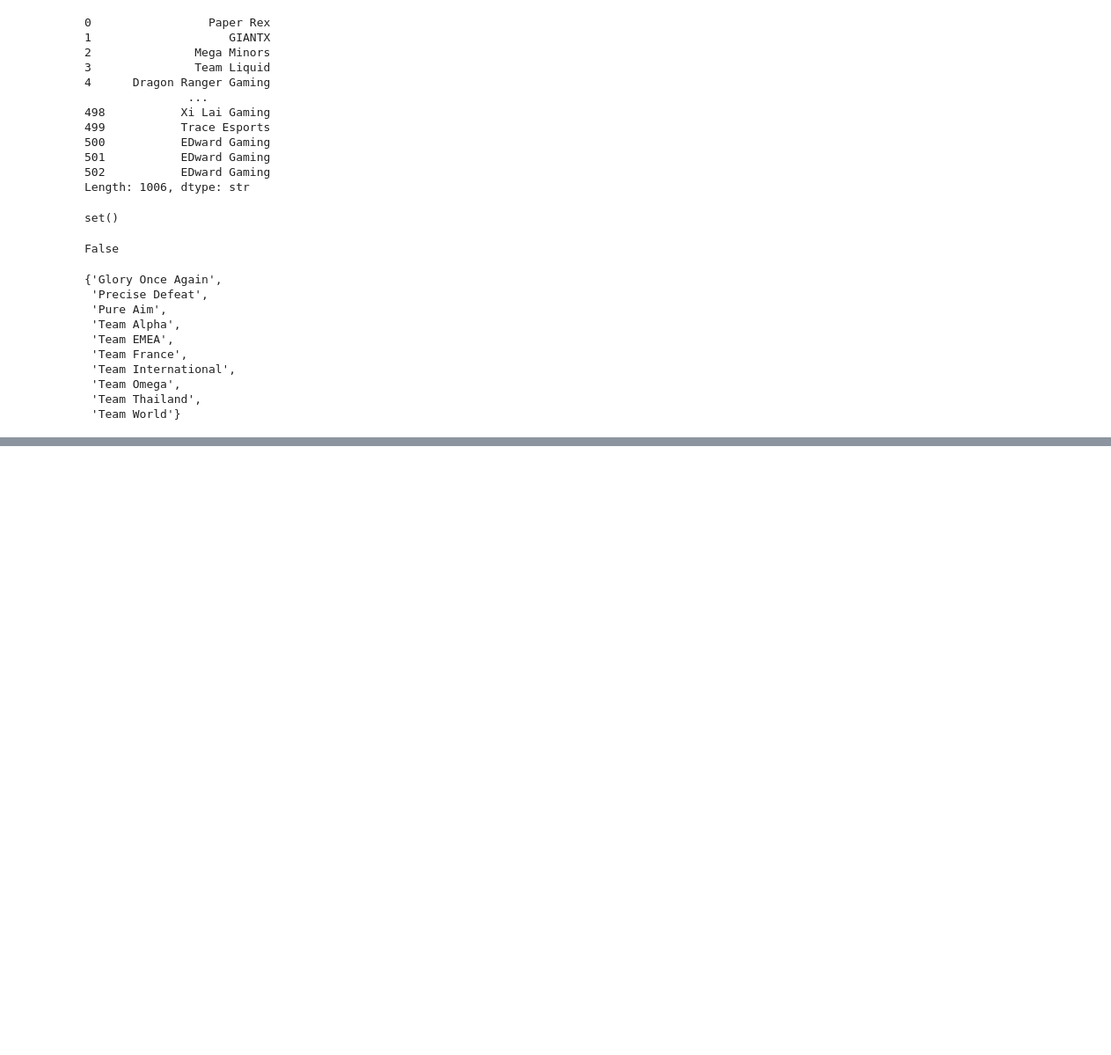
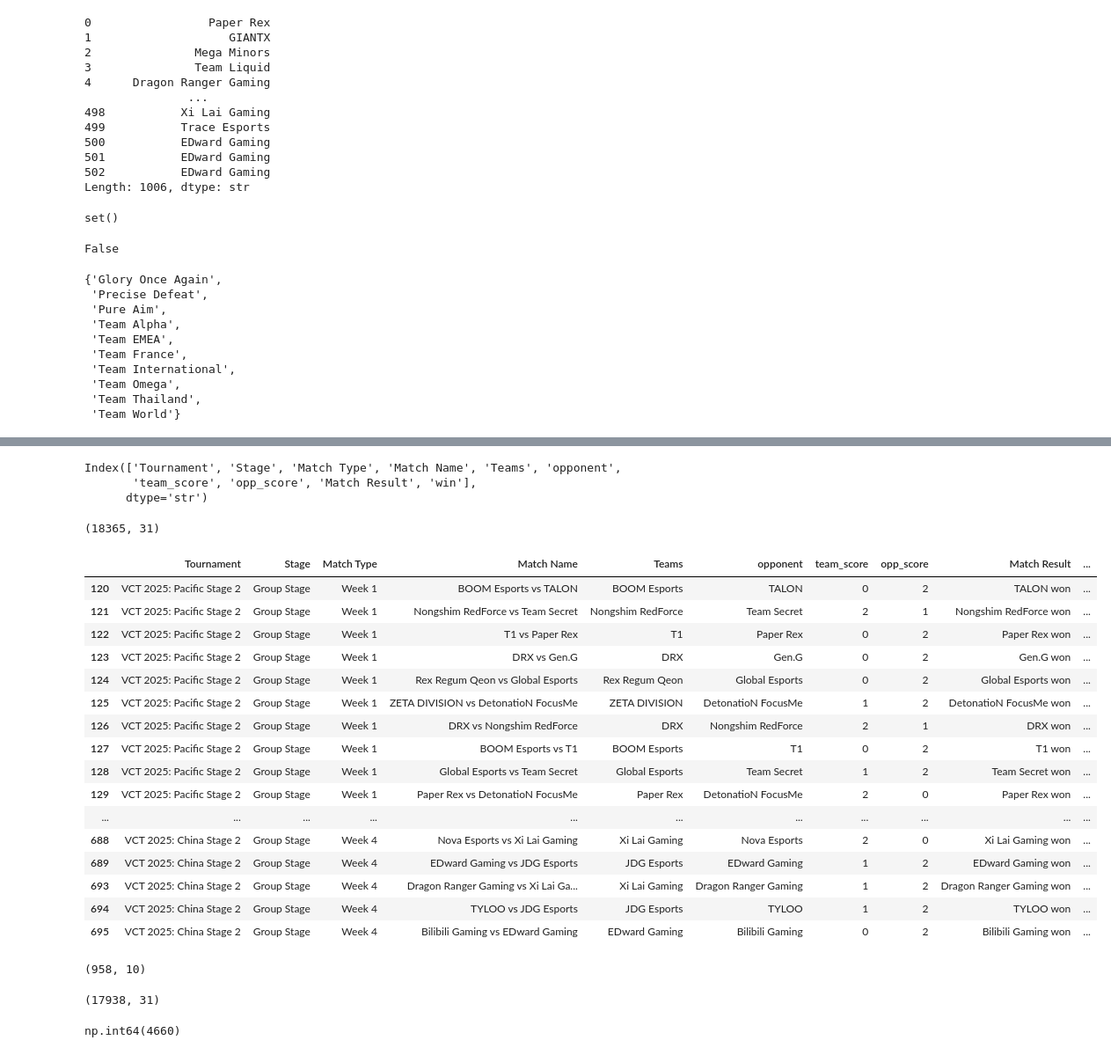
Before and after one commit to sayfkefi/valomatch, a Jupyter notebook: notebooks/01_match_prediction.ipynb, the cells around one changed output, grey strips where cells are left out. Shown at 88% size. Cells and saved outputs as stored; diff of their text form; code cells hidden in the pictures; blank space fills up the shorter version.

Commit message:
Merge player stats with match results, create win target

```diff
--- a/notebooks/01_match_prediction.ipynb
+++ b/notebooks/01_match_prediction.ipynb
@@ -226,0 +233,2 @@ set(pd.concat([df_scores["Team A"], df_scores["Team B"]])) - teams_players
+# %%
+side_a = df_scores.rename(columns={"Team A": "Teams","Team B": "opponent", "Team A Score": "team_score", "Team B Score": "opp_score"})
@@ -226,0 +241,2 @@ set(pd.concat([df_scores["Team A"], df_scores["Team B"]])) - teams_players
+# %%
+side_b = df_scores.rename(columns={"Team B": "Teams","Team A": "opponent", "Team B Score": "team_score", "Team A Score": "opp_score"})
@@ -226,0 +253,2 @@ set(pd.concat([df_scores["Team A"], df_scores["Team B"]])) - teams_players
+# %%
+scores_long = pd.concat([side_a, side_b], ignore_index=True)
@@ -226,0 +265,2 @@ set(pd.concat([df_scores["Team A"], df_scores["Team B"]])) - teams_players
+# %%
+scores_long["win"]= (scores_long["team_score"] > scores_long["opp_score"]).astype(int)
@@ -226,0 +288,6 @@ set(pd.concat([df_scores["Team A"], df_scores["Team B"]])) - teams_players
+# %%
+scores_long.columns
+# %% [output]
+Index(['Tournament', 'Stage', 'Match Type', 'Match Name', 'Teams', 'opponent',
+       'team_score', 'opp_score', 'Match Result', 'win'],
+      dtype='str')
@@ -226,0 +296,24 @@ set(pd.concat([df_scores["Team A"], df_scores["Team B"]])) - teams_players
+# %%
+df_merged.shape
+# %% [output]
+(18365, 31)
+# %%
+scores_long[scores_long.duplicated(subset=['Tournament', 'Stage', 'Match Type', 'Teams'], keep=False)]
+# %% [output]
+|  | Tournament | Stage | Match Type | Match Name | Teams | opponent | team_score | opp_score | Match Result | ... |
+| 120 | VCT 2025: Pacific Stage 2 | Group Stage | Week 1 | BOOM Esports vs TALON | BOOM Esports | TALON | 0 | 2 | TALON won | ... |
+| 121 | VCT 2025: Pacific Stage 2 | Group Stage | Week 1 | Nongshim RedForce vs Team Secret | Nongshim RedForce | Team Secret | 2 | 1 | Nongshim RedForce won | ... |
+| 122 | VCT 2025: Pacific Stage 2 | Group Stage | Week 1 | T1 vs Paper Rex | T1 | Paper Rex | 0 | 2 | Paper Rex won | ... |
+| 123 | VCT 2025: Pacific Stage 2 | Group Stage | Week 1 | DRX vs Gen.G | DRX | Gen.G | 0 | 2 | Gen.G won | ... |
+| 124 | VCT 2025: Pacific Stage 2 | Group Stage | Week 1 | Rex Regum Qeon vs Global Esports | Rex Regum Qeon | Global Esports | 0 | 2 | Global Esports won | ... |
+| 125 | VCT 2025: Pacific Stage 2 | Group Stage | Week 1 | ZETA DIVISION vs DetonatioN FocusMe | ZETA DIVISION | DetonatioN FocusMe | 1 | 2 | DetonatioN FocusMe won | ... |
+| 126 | VCT 2025: Pacific Stage 2 | Group Stage | Week 1 | DRX vs Nongshim RedForce | DRX | Nongshim RedForce | 2 | 1 | DRX won | ... |
+| 127 | VCT 2025: Pacific Stage 2 | Group Stage | Week 1 | BOOM Esports vs T1 | BOOM Esports | T1 | 0 | 2 | T1 won | ... |
+| 128 | VCT 2025: Pacific Stage 2 | Group Stage | Week 1 | Global Esports vs Team Secret | Global Esports | Team Secret | 1 | 2 | Team Secret won | ... |
+| 129 | VCT 2025: Pacific Stage 2 | Group Stage | Week 1 | Paper Rex vs DetonatioN FocusMe | Paper Rex | DetonatioN FocusMe | 2 | 0 | Paper Rex won | ... |
+| ... | ... | ... | ... | ... | ... | ... | ... | ... | ... | ... |
+| 688 | VCT 2025: China Stage 2 | Group Stage | Week 4 | Nova Esports vs Xi Lai Gaming | Xi Lai Gaming | Nova Esports | 2 | 0 | Xi Lai Gaming won | ... |
+| 689 | VCT 2025: China Stage 2 | Group Stage | Week 4 | EDward Gaming vs JDG Esports | JDG Esports | EDward Gaming | 1 | 2 | EDward Gaming won | ... |
+| 693 | VCT 2025: China Stage 2 | Group Stage | Week 4 | Dragon Ranger Gaming vs Xi Lai Ga... | Xi Lai Gaming | Dragon Ranger Gaming | 1 | 2 | Dragon Ranger Gaming won | ... |
+| 694 | VCT 2025: China Stage 2 | Group Stage | Week 4 | TYLOO vs JDG Esports | JDG Esports | TYLOO | 1 | 2 | TYLOO won | ... |
+| 695 | VCT 2025: China Stage 2 | Group Stage | Week 4 | Bilibili Gaming vs EDward Gaming | EDward Gaming | Bilibili Gaming | 0 | 2 | Bilibili Gaming won | ... |
@@ -226,0 +322,4 @@ set(pd.concat([df_scores["Team A"], df_scores["Team B"]])) - teams_players
+# %%
+scores_unique.shape
+# %% [output]
+(958, 10)
@@ -226,0 +328,8 @@ set(pd.concat([df_scores["Team A"], df_scores["Team B"]])) - teams_players
+# %%
+df_merged.shape
+# %% [output]
+(17938, 31)
+# %%
+df_merged["win"].isna().sum()
+# %% [output]
+np.int64(4660)
```
Also changed, not shown: parts of 13 cells of this notebook.
